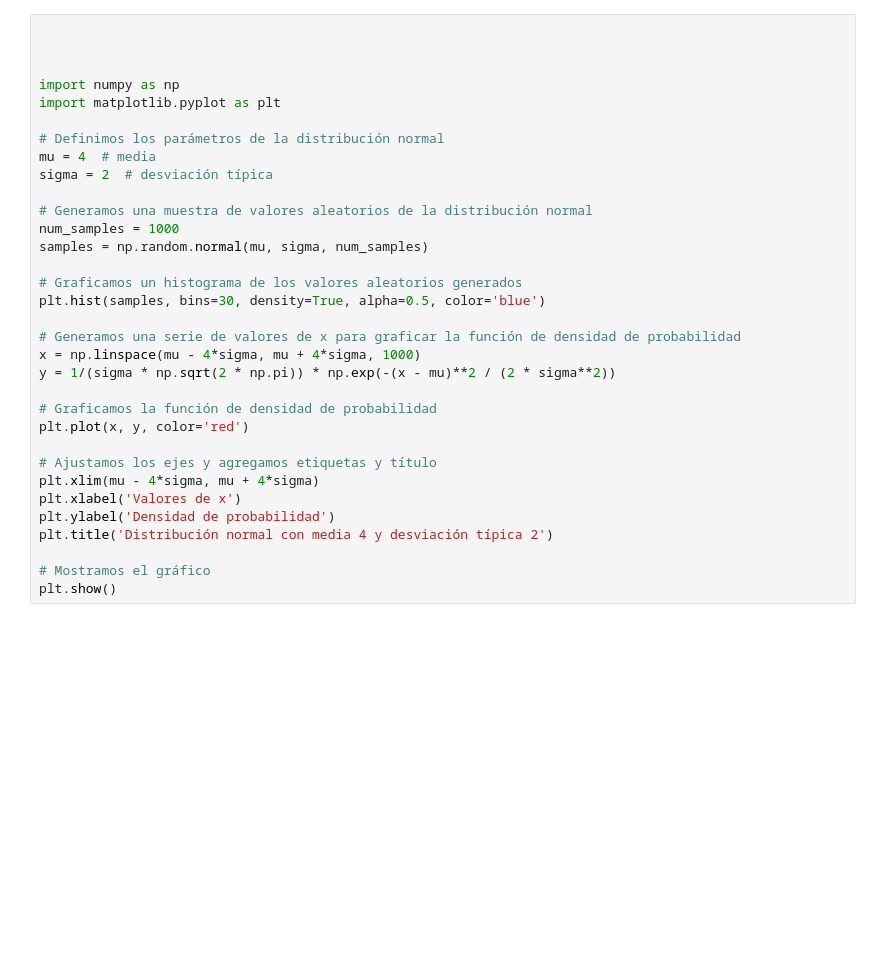
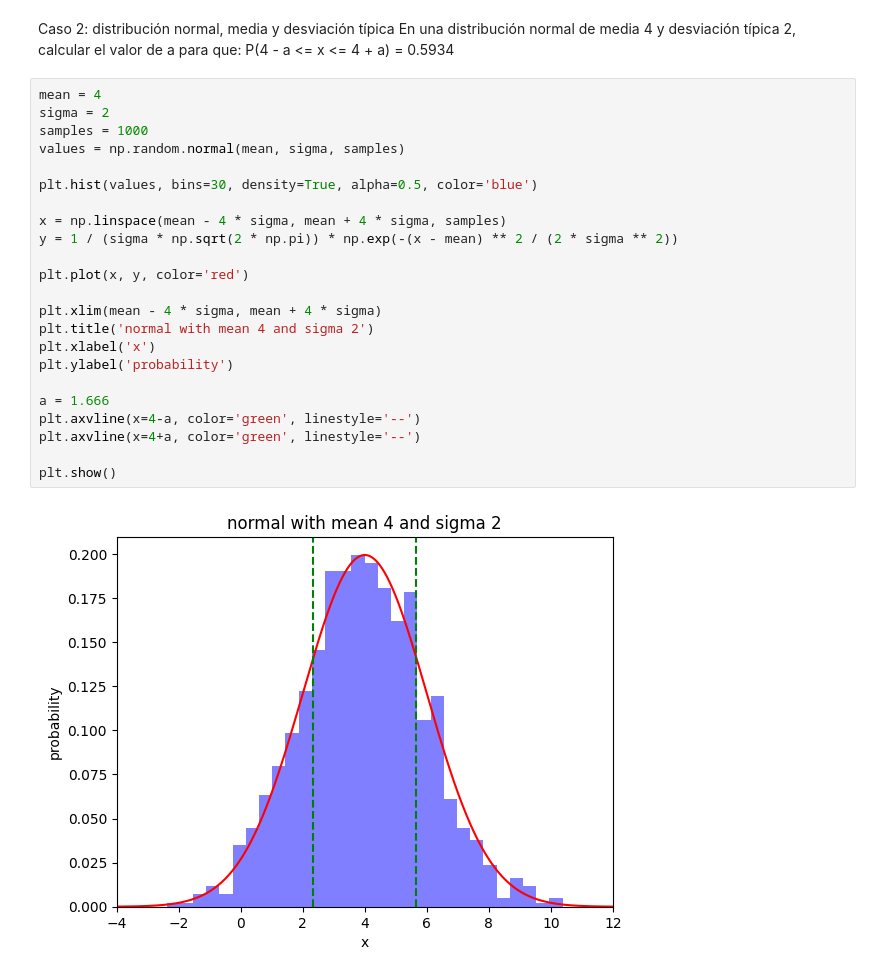
Before and after one commit to beehappyee/awake, a Jupyter notebook: modulo_4/clase_2/M4C2 - Ejercicio.ipynb, the cells around one changed output. Cells and saved outputs as stored; diff of their text form; blank space fills up the shorter version.

```diff
--- a/modulo_4/clase_2/M4C2 - Ejercicio.ipynb
+++ b/modulo_4/clase_2/M4C2 - Ejercicio.ipynb
@@ -1,33 +29,28 @@
+# %% [markdown]
+Caso 2: distribución normal, media y desviación típica
+En una distribución normal de media 4 y desviación típica 2, calcular el valor de a para que: P(4 - a <= x <= 4 + a) = 0.5934
 # %%
+mean = 4
+sigma = 2
+samples = 1000
+values = np.random.normal(mean, sigma, samples)
 
+plt.hist(values, bins=30, density=True, alpha=0.5, color='blue')
 
+x = np.linspace(mean - 4 * sigma, mean + 4 * sigma, samples)
+y = 1 / (sigma * np.sqrt(2 * np.pi)) * np.exp(-(x - mean) ** 2 / (2 * sigma ** 2))
 
-import numpy as np
-import matplotlib.pyplot as plt
-
-# Definimos los parámetros de la distribución normal
-mu = 4  # media
-sigma = 2  # desviación típica
-
-# Generamos una muestra de valores aleatorios de la distribución normal
-num_samples = 1000
-samples = np.random.normal(mu, sigma, num_samples)
-
-# Graficamos un histograma de los valores aleatorios generados
-plt.hist(samples, bins=30, density=True, alpha=0.5, color='blue')
-
-# Generamos una serie de valores de x para graficar la función de densidad de probabilidad
-x = np.linspace(mu - 4*sigma, mu + 4*sigma, 1000)
-y = 1/(sigma * np.sqrt(2 * np.pi)) * np.exp(-(x - mu)**2 / (2 * sigma**2))
-
-# Graficamos la función de densidad de probabilidad
 plt.plot(x, y, color='red')
 
-# Ajustamos los ejes y agregamos etiquetas y título
-plt.xlim(mu - 4*sigma, mu + 4*sigma)
-plt.xlabel('Valores de x')
-plt.ylabel('Densidad de probabilidad')
-plt.title('Distribución normal con media 4 y desviación típica 2')
+plt.xlim(mean - 4 * sigma, mean + 4 * sigma)
+plt.title('normal with mean 4 and sigma 2')
+plt.xlabel('x')
+plt.ylabel('probability')
 
-# Mostramos el gráfico
+a = 1.666
+plt.axvline(x=4-a, color='green', linestyle='--')
+plt.axvline(x=4+a, color='green', linestyle='--')
+
 plt.show()
+# %% [output]
+[figure, added]
```
Also changed, not shown: parts of 25 cells of this notebook, 14 other files.
